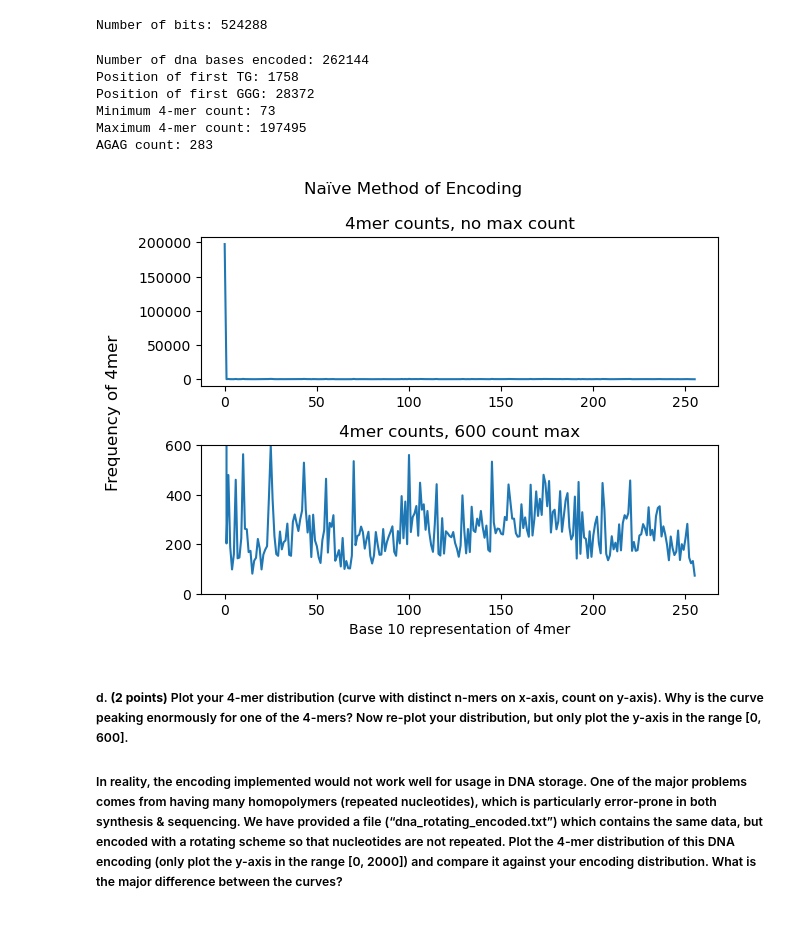
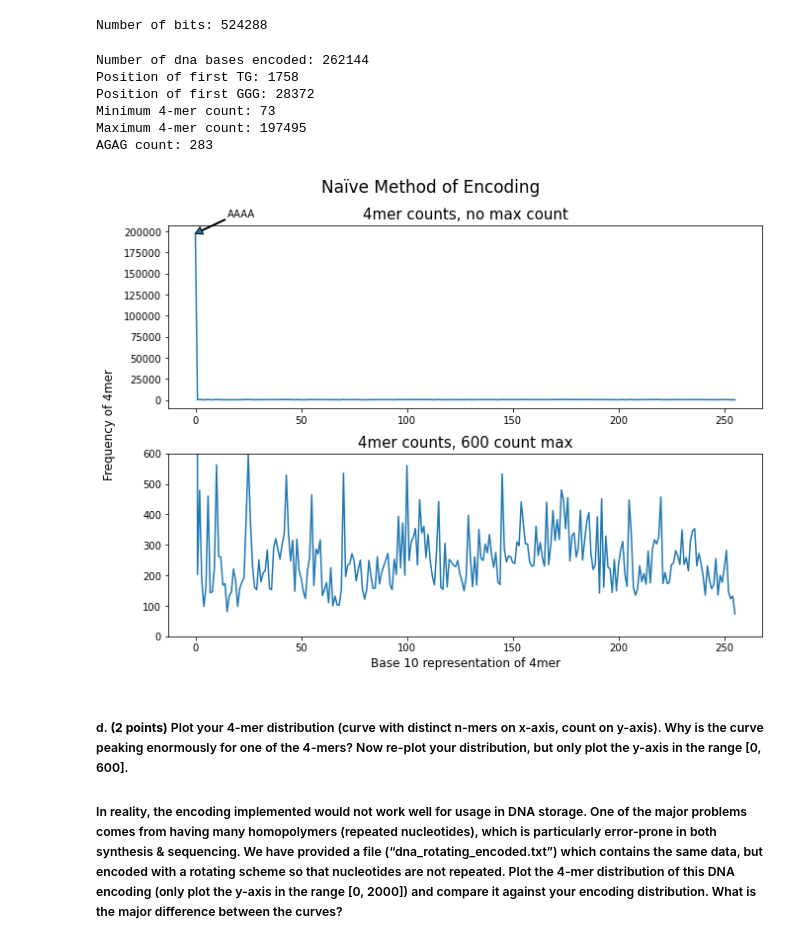
Before and after one commit to istari79/synbio_aut22, a Jupyter notebook: HW1.ipynb, the cells around one changed output. Cells and saved outputs as stored; diff of their text form; code cells hidden in the pictures.

```diff
--- a/HW1.ipynb
+++ b/HW1.ipynb
@@ -413,40 +413,42 @@ print("AGAG count: " + str(agag_count))
 # leading zeros, but is useful if you want to get all kmers of a given length.
 def base10_to_set_length_dna(num, length):
     if (num > 4 ** length - 1): raise Exception("Number is too big for the length")
     dna = ""
     for i in range(length):
         mod = num % 4
         dna = INDEX_TO_BASE[mod] + dna
         num = int(num / 4)
     return dna
 
 # the names of the 4mers, in order
 # not currently used, but could be put on the x-axis of graphs
 # the issue with that is it is impossible to read any of the names
 mer4_names = [base10_to_set_length_dna(i, 4) for i in range(256)]
 
 # ax1 will not have the 600 count cap, ax2 will.
-fig, axs = plt.subplots(nrows=2,ncols=1)
+fig, axs = plt.subplots(nrows=2,ncols=1, figsize=(9.6, 7.2))
 
 axs[0].plot(mer4_counts)
-axs[0].set_title("4mer counts, no max count")
+axs[0].set_title("4mer counts, no max count", size=15)
+axs[0].annotate("AAAA", xy=(0, mer4_counts[0]), xytext=(15, mer4_counts[0]+20000), \
+                arrowprops=dict(headwidth=8, width=1, headlength=7))
 
 axs[1].plot(mer4_counts)
 axs[1].set(ylim=(0,600))
-axs[1].set_title("4mer counts, 600 count max")
-axs[1].set_xlabel("Base 10 representation of 4mer")
+axs[1].set_title("4mer counts, 600 count max", size=15)
+axs[1].set_xlabel("Base 10 representation of 4mer", size=12)
 
-fig.suptitle("Naïve Method of Encoding")
-fig.supylabel("Frequency of 4mer")
+fig.suptitle("Naïve Method of Encoding", size=17)
+fig.supylabel("Frequency of 4mer", size=12)
 fig.tight_layout()
 # %% [output]
 Number of dna bases encoded: 262144
 Position of first TG: 1758
 Position of first GGG: 28372
 Minimum 4-mer count: 73
 Maximum 4-mer count: 197495
 AGAG count: 283
-[figure, old version]
+[figure, new version]
 # %% [markdown]
 ##### d. **(2 points)** Plot your 4-mer distribution (curve with distinct n-mers on x-axis, count on y-axis). Why is the curve peaking enormously for one of the 4-mers? Now re-plot your distribution, but only plot the y-axis in the range [0, 600]. #####
 
```
Also changed, not shown: parts of 1 cell of this notebook.
